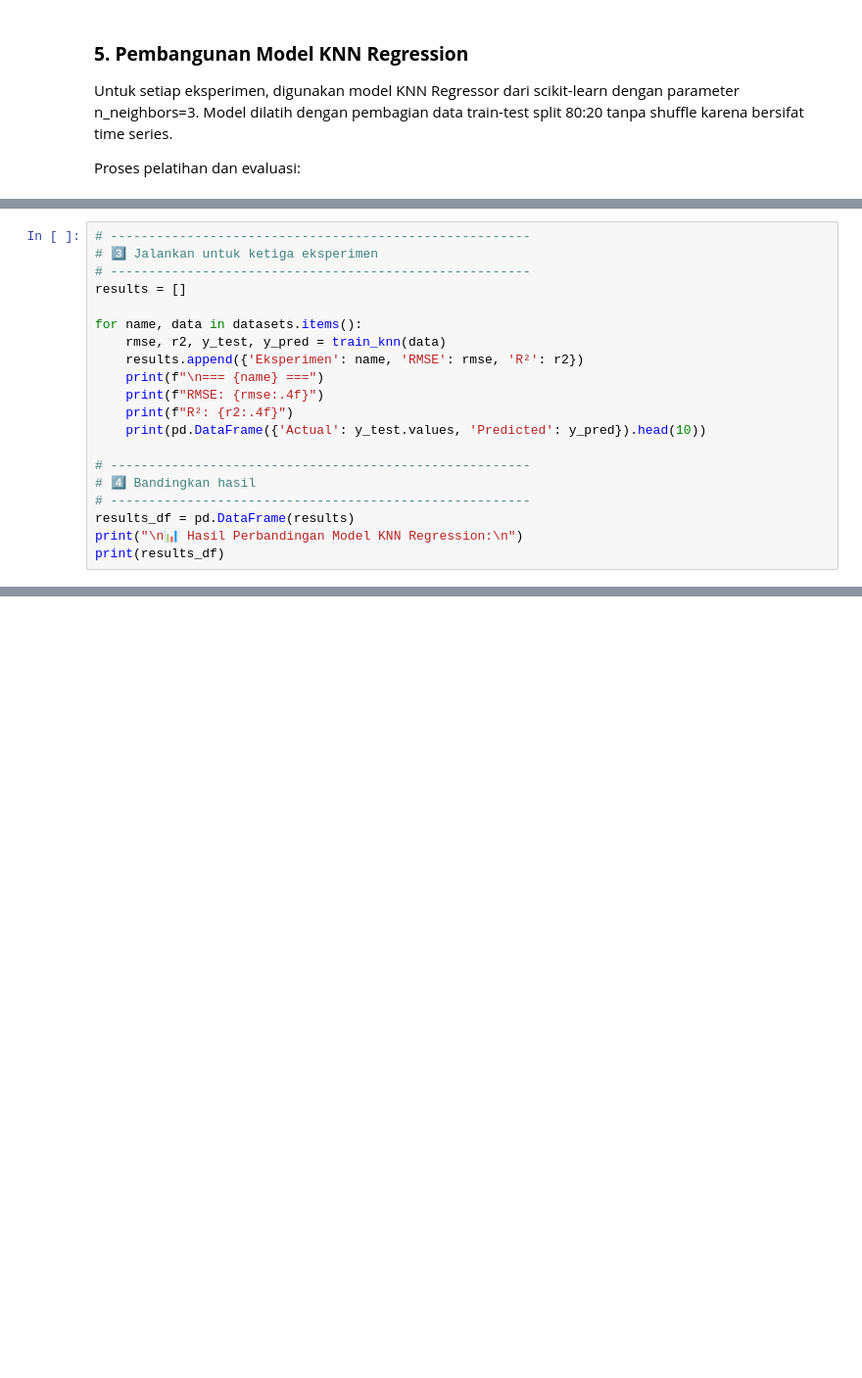
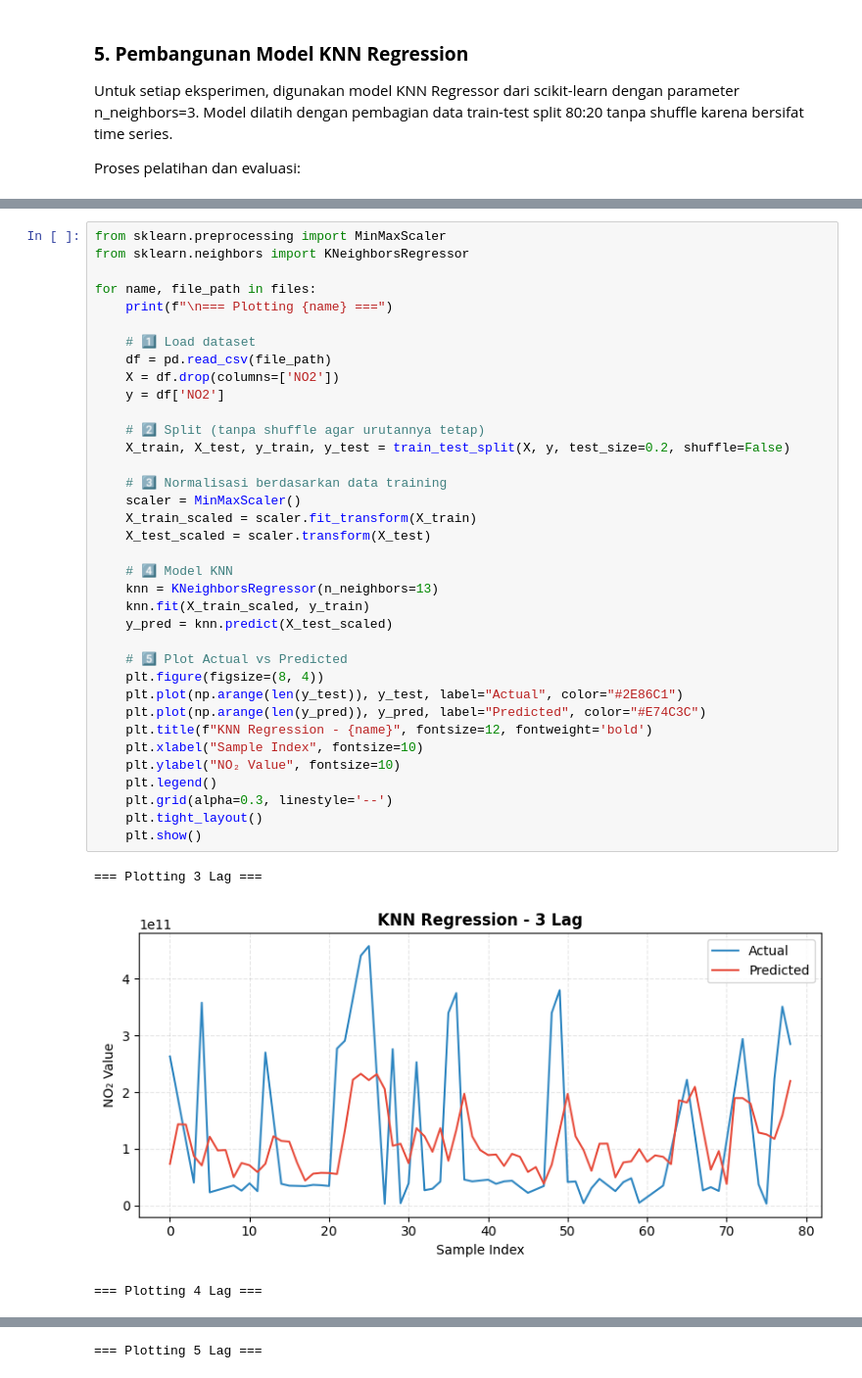
Before and after one commit to Sigiitttt/PSD, a Jupyter notebook: _sources/tugas8.ipynb, the cells around one changed output, grey strips where cells are left out. Shown: that part at 98% size. Saved outputs shown, nothing was run; the diff lists cells and outputs as text; blank space fills up the shorter version.

```diff
--- a/_sources/tugas8.ipynb
+++ b/_sources/tugas8.ipynb
@@ -365,20 +325,0 @@ Setelah model dilatih untuk tiga eksperimen, diperoleh hasil evaluasi sebagai be
-# %%
-# -------------------------------------------------------
-# 3️⃣ Jalankan untuk ketiga eksperimen
-# -------------------------------------------------------
-results = []
-
-for name, data in datasets.items():
-    rmse, r2, y_test, y_pred = train_knn(data)
-    results.append({'Eksperimen': name, 'RMSE': rmse, 'R²': r2})
-    print(f"\n=== {name} ===")
-    print(f"RMSE: {rmse:.4f}")
-    print(f"R²: {r2:.4f}")
-    print(pd.DataFrame({'Actual': y_test.values, 'Predicted': y_pred}).head(10))
-
-# -------------------------------------------------------
-# 4️⃣ Bandingkan hasil
-# -------------------------------------------------------
-results_df = pd.DataFrame(results)
-print("\n📊 Hasil Perbandingan Model KNN Regression:\n")
-print(results_df)
@@ -449,0 +765,40 @@ plt.show()
+# %%
+from sklearn.preprocessing import MinMaxScaler
+from sklearn.neighbors import KNeighborsRegressor
+
+for name, file_path in files:
+    print(f"\n=== Plotting {name} ===")
+
+    # 1️⃣ Load dataset
+    df = pd.read_csv(file_path)
+    X = df.drop(columns=['NO2'])
+    y = df['NO2']
+
+    # 2️⃣ Split (tanpa shuffle agar urutannya tetap)
+    X_train, X_test, y_train, y_test = train_test_split(X, y, test_size=0.2, shuffle=False)
+
+    # 3️⃣ Normalisasi berdasarkan data training
+    scaler = MinMaxScaler()
+    X_train_scaled = scaler.fit_transform(X_train)
+    X_test_scaled = scaler.transform(X_test)
+
+    # 4️⃣ Model KNN
+    knn = KNeighborsRegressor(n_neighbors=13)
+    knn.fit(X_train_scaled, y_train)
+    y_pred = knn.predict(X_test_scaled)
+
+    # 5️⃣ Plot Actual vs Predicted
+    plt.figure(figsize=(8, 4))
+    plt.plot(np.arange(len(y_test)), y_test, label="Actual", color="#2E86C1")
+    plt.plot(np.arange(len(y_pred)), y_pred, label="Predicted", color="#E74C3C")
+    plt.title(f"KNN Regression - {name}", fontsize=12, fontweight='bold')
+    plt.xlabel("Sample Index", fontsize=10)
+    plt.ylabel("NO₂ Value", fontsize=10)
+    plt.legend()
+    plt.grid(alpha=0.3, linestyle='--')
+    plt.tight_layout()
+    plt.show()
+# %% [output]
+=== Plotting 3 Lag ===
+[figure, added]
+=== Plotting 4 Lag ===
@@ -449,0 +806 @@ plt.show()
+=== Plotting 5 Lag ===
```
Also changed, not shown: parts of 38 cells of this notebook, 24 other files.
